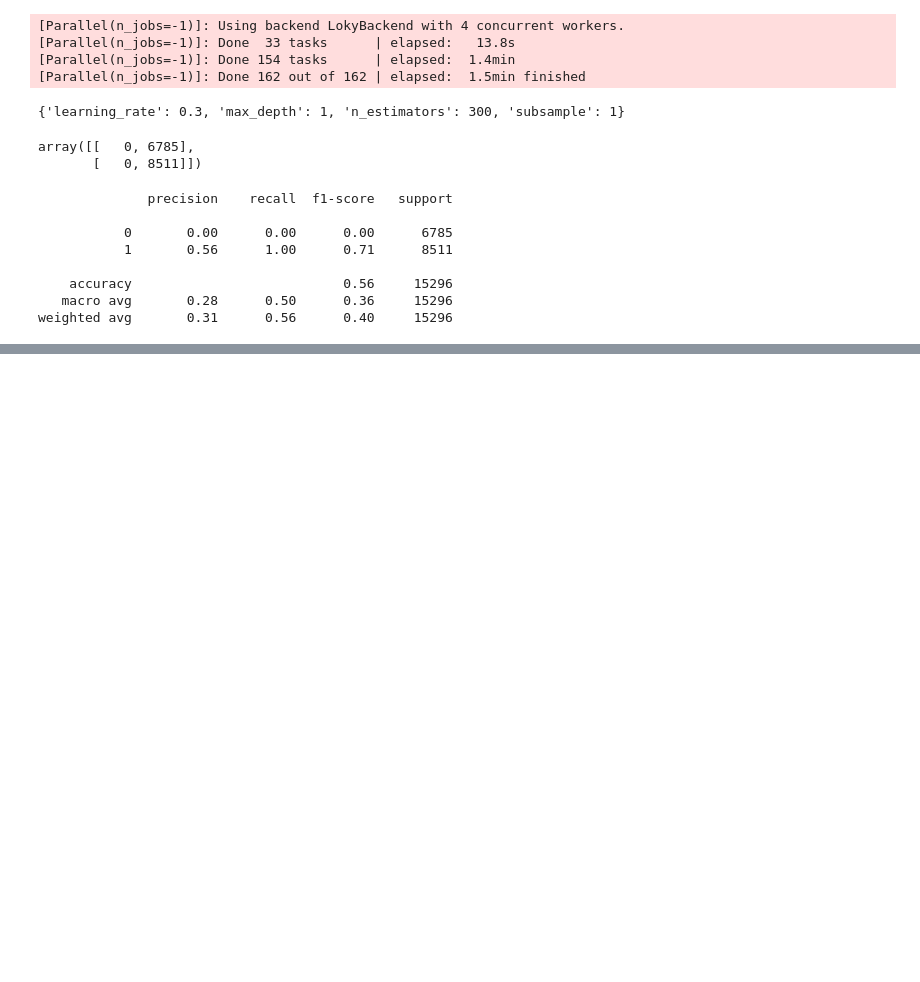
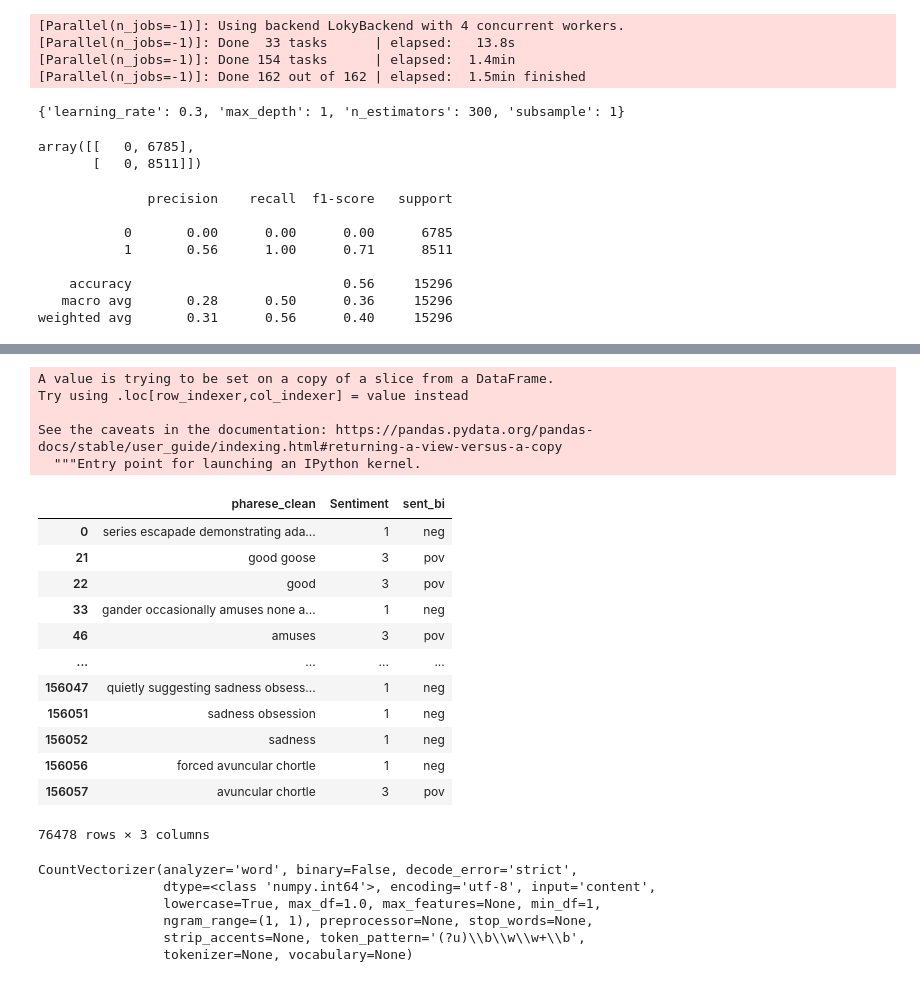
Before and after one commit to maydinn/python_lessons_notes, a Jupyter notebook: nlp_sent_anlyz.ipynb, the cells around one changed output, grey strips where cells are left out. Cells and saved outputs as stored; diff of their text form; code cells hidden in the pictures; blank space fills up the shorter version.

```diff
--- a/nlp3.ipynb
+++ b/nlp_sent_anlyz.ipynb
@@ -532,0 +682,28 @@ weighted avg       0.31      0.56      0.40     15296
+# %%
+df_sec = df[['pharese_clean','Sentiment']]
+# %%
+df_sec = df_sec[df_sec['Sentiment'] != 2]
+# %%
+df_sec['sent_bi'] = df_sec.Sentiment.apply(lambda x : 'neg' if x < 2 else 'pov')
+# %% [output]
+A value is trying to be set on a copy of a slice from a DataFrame.
+Try using .loc[row_indexer,col_indexer] = value instead
+
+See the caveats in the documentation: https://pandas.pydata.org/pandas-docs/stable/user_guide/indexing.html#returning-a-view-versus-a-copy
+  """Entry point for launching an IPython kernel.
+# %%
+df_sec
+# %% [output]
+|  | pharese_clean | Sentiment | sent_bi |
+| 0 | series escapade demonstrating ada... | 1 | neg |
+| 21 | good goose | 3 | pov |
+| 22 | good | 3 | pov |
+| 33 | gander occasionally amuses none a... | 1 | neg |
+| 46 | amuses | 3 | pov |
+| ... | ... | ... | ... |
+| 156047 | quietly suggesting sadness obsess... | 1 | neg |
+| 156051 | sadness obsession | 1 | neg |
+| 156052 | sadness | 1 | neg |
+| 156056 | forced avuncular chortle | 1 | neg |
+| 156057 | avuncular chortle | 3 | pov |
+76478 rows × 3 columns
@@ -532,0 +720,10 @@ weighted avg       0.31      0.56      0.40     15296
+# %%
+vectorizer = CountVectorizer()
+vectorizer.fit(X_train)
+# %% [output]
+CountVectorizer(analyzer='word', binary=False, decode_error='strict',
+                dtype=<class 'numpy.int64'>, encoding='utf-8', input='content',
+                lowercase=True, max_df=1.0, max_features=None, min_df=1,
+                ngram_range=(1, 1), preprocessor=None, stop_words=None,
+                strip_accents=None, token_pattern='(?u)\\b\\w\\w+\\b',
+                tokenizer=None, vocabulary=None)
```
Also changed, not shown: parts of 39 cells of this notebook, 1 other file.
